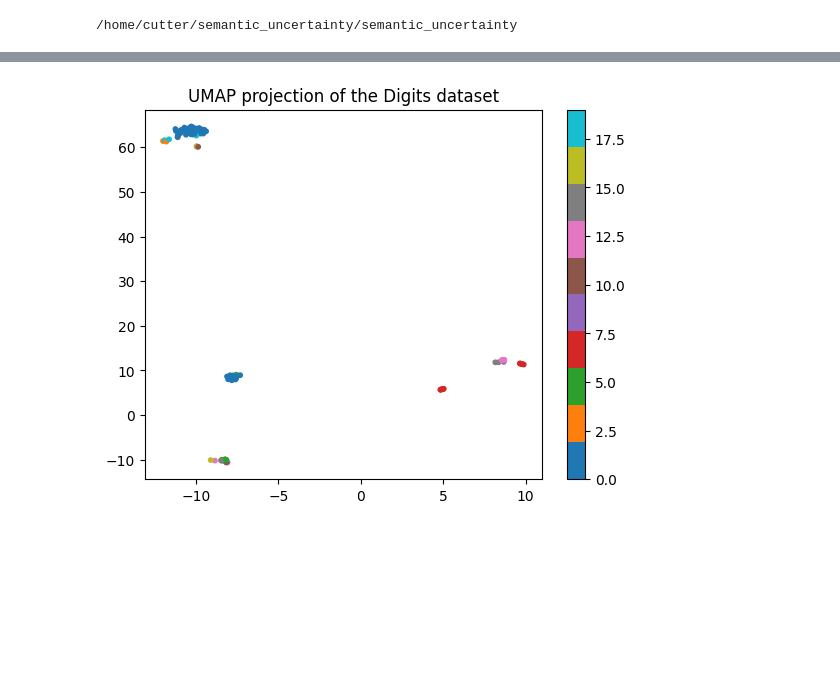
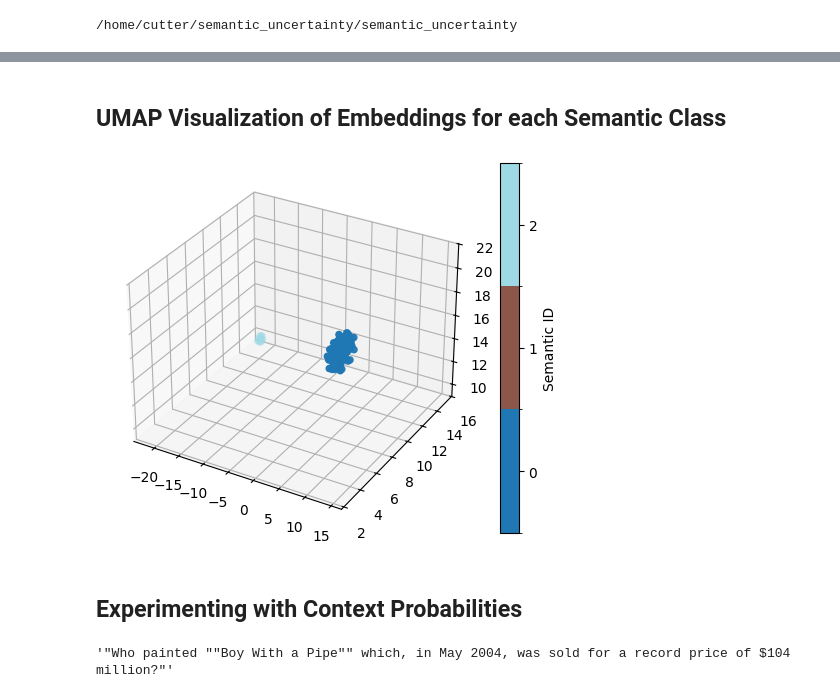
Before and after one commit to cutterdawes/SemanticUncertainty, a Jupyter notebook: notebooks/exploratory.ipynb, the cells around one changed output, grey strips where cells are left out. Saved outputs shown, nothing was run; the diff lists cells and outputs as text; code cells hidden in the pictures; blank space fills up the shorter version.

```diff
--- a/notebooks/exploratory.ipynb
+++ b/notebooks/exploratory.ipynb
@@ -36,7 +36,8 @@ from uncertainty.uncertainty_measures.semantic_entropy import EntailmentLlama
 parser = utils.get_parser()
 args, unknown = parser.parse_known_args()
 # %%
-args.num_generations = 100
+args.num_generations = 10
+args.use_context = False
 # %%
 experiment_details = {'args': args}
 random.seed(args.random_seed)
@@ -77,7 +78,7 @@ entailment_model = EntailmentDeberta()
 # %%
 # Grab example.
 dataset = train_dataset
-example = dataset[4]
+example = dataset[6]
 question, context = example["question"], example['context']
 generations = {'question': question, 'context': context}
 correct_answer = example['answers']['text']
@@ -183,3 +182,5 @@ entropies['regular_entropy'].append(predictive_entropy(log_liks_agg))
 log_likelihood_per_semantic_id = logsumexp_by_id(semantic_ids, log_liks_agg, agg='sum_normalized')
 pe = predictive_entropy_rao(log_likelihood_per_semantic_id)
 entropies['semantic_entropy'].append(pe)
+# %% [markdown]
+## UMAP Visualization of Embeddings for each Semantic Class
@@ -189,16 +193,25 @@ embeddings = torch.stack(embeddings)
 embeddings = embeddings.squeeze()
 # %%
 # Fit UMAP
-reducer = umap.UMAP(n_neighbors=10, min_dist=0.1, n_components=2)
+reducer = umap.UMAP(n_neighbors=10, min_dist=0.1, n_components=3)
 X_umap = reducer.fit_transform(embeddings)
 # %%
 # Plot
-plt.scatter(X_umap[:, 0], X_umap[:, 1], c=semantic_ids, cmap='tab10', s=10)
-plt.colorbar()
-plt.title("UMAP projection of the Digits dataset")
+fig = plt.figure()
+
+cmap = plt.get_cmap('tab20', len(np.unique(semantic_ids)))
+norm = BoundaryNorm(np.arange(-0.5, len(np.unique(semantic_ids)) + 0.5), cmap.N)
+
+ax = fig.add_subplot(111, projection='3d')
+sc = ax.scatter(X_umap[:, 0], X_umap[:, 1], X_umap[:, 2], c=semantic_ids, cmap=cmap, norm=norm)
+
+cbar = fig.colorbar(sc, ax=ax, ticks=np.unique(semantic_ids))  # Set colorbar labels to semantic IDs)))
+cbar.ax.set_yticklabels(np.unique(semantic_ids))  # Set colorbar labels to semantic IDs
+cbar.set_label('Semantic ID')
+
 plt.show()
 # %% [output]
-[figure, old version]
+[figure, new version]
 # %%
 similarities = []
 
@@ -210,3 +223,5 @@ for i, response_i in enumerate(generations['responses']):
             continue
         embedding_j = response_j[2]
         semantic_id_j = semantic_ids[j]
+# %% [markdown]
+## Experimenting with Context Probabilities
@@ -212,0 +239,4 @@ for i, response_i in enumerate(generations['responses']):
+# %%
+question_context = 'Question: '
+# %% [output]
+'"Who painted ""Boy With a Pipe"" which, in May 2004, was sold for a record price of $104 million?"'
```
Also changed, not shown: parts of 3 cells of this notebook.
